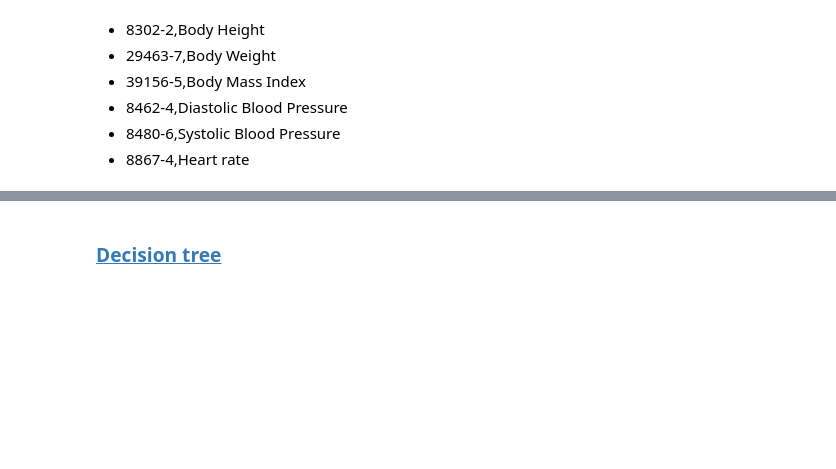
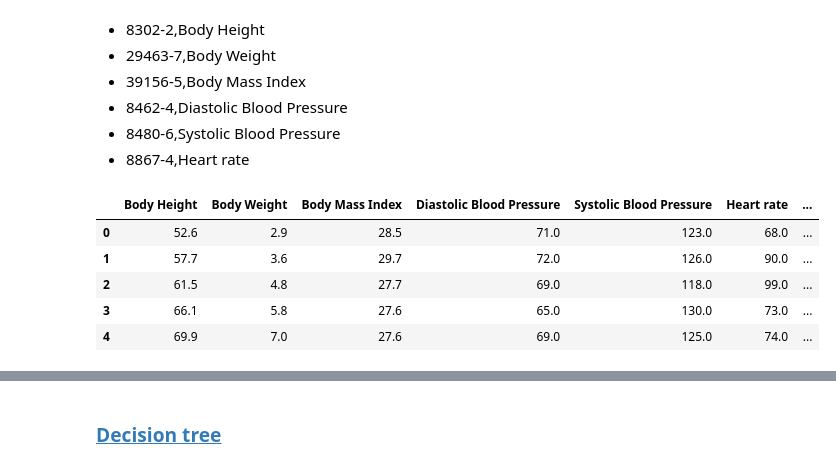
Before and after one commit to Fuenfgeld/DMA2022DataProjectC, a Jupyter notebook: src/analysis.ipynb, the cells around one changed output, grey strips where cells are left out. Saved outputs shown, nothing was run; the diff lists cells and outputs as text; code cells hidden in the pictures; blank space fills up the shorter version.

```diff
--- a/src/analysis.ipynb
+++ b/src/analysis.ipynb
@@ -447,17 +447,27 @@ top_five
 - 8480-6,Systolic Blood Pressure
 - 8867-4,Heart rate
 # %%
-import seaborn as sns
-def cov_for_disease(disease_code):
-    lables = ['Body Height','Body Weight','Body Mass Index','Diastolic Blood Pressure','Systolic Blood Pressure','Heart rate']
-    codes = ['8302-2','29463-7','39156-5','8462-4','8480-6','8867-4']
+disease_labels = ['Viral sinusitis (disorder)','Acute viral pharyngitis (disorder)','Hypertension','Acute bronchitis (disorder)','Prediabetes']
+disease_codes = [444814009,195662009,59621000,10509002,15777000]
+observation_lables = ['Body Height','Body Weight','Body Mass Index','Diastolic Blood Pressure','Systolic Blood Pressure','Heart rate']
+observation_codes = ['8302-2','29463-7','39156-5','8462-4','8480-6','8867-4']
+df_lists = list()
+for dis_code,dis_lable in zip(disease_codes,disease_labels):
     df = pd.DataFrame()
-    for code,lable in zip(codes,lables):
+    for ob_code,ob_lable in zip(observation_codes,observation_lables):
         sql_pattern = f"""
         SELECT observations.date,conditions.patient,conditions.code,observations.value
             FROM conditions join observations on observations.patient==conditions.patient
-            WHERE observations.Code = '{code}' AND conditions.code = '{disease_code}'"""
-        df_dis = pd.read_sql(sql_pattern,connection)['VALUE']
-        df[lable] = (df_dis-df_dis.mean())/df_dis.std() # normalization
-
-    return df
+            WHERE observations.Code = '{ob_code}' AND conditions.code = '{dis_code}'"""
+        df[ob_lable] = pd.read_sql(sql_pattern,connection)['VALUE']
+    df['Disease'] = dis_lable
+    df_lists.append(df)
+df_data = pd.concat(df_lists).reset_index(drop=True)
+df_data.head()
+# %% [output]
+|  | Body Height | Body Weight | Body Mass Index | Diastolic Blood Pressure | Systolic Blood Pressure | Heart rate | ... |
+| 0 | 52.6 | 2.9 | 28.5 | 71.0 | 123.0 | 68.0 | ... |
+| 1 | 57.7 | 3.6 | 29.7 | 72.0 | 126.0 | 90.0 | ... |
+| 2 | 61.5 | 4.8 | 27.7 | 69.0 | 118.0 | 99.0 | ... |
+| 3 | 66.1 | 5.8 | 27.6 | 65.0 | 130.0 | 73.0 | ... |
+| 4 | 69.9 | 7.0 | 27.6 | 69.0 | 125.0 | 74.0 | ... |
```
Also changed, not shown: parts of 13 cells of this notebook.
